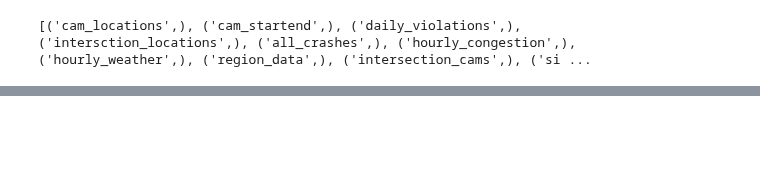
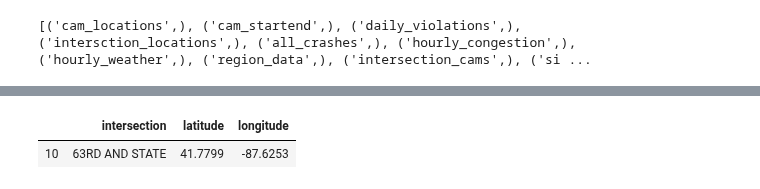
Before and after one commit to sciencelee/chicago-red-light-cameras, a Jupyter notebook: 01-build-db.ipynb, the cells around one changed output, grey strips where cells are left out. Saved outputs shown, nothing was run; the diff lists cells and outputs as text; code cells hidden in the pictures; blank space fills up the shorter version.

```diff
--- a/01-build-db.ipynb
+++ b/01-build-db.ipynb
@@ -1280,0 +1267,12 @@ Index(['crash_record_id', 'rd_no', 'crash_date', 'posted_speed_limit',
+# %%
+int_count = intersection_df.copy()
+traffic_count.head()
+print(int_count.columns)
+
+#int_count[['latitude', 'longitude']] = int_count[['latitude', 'longitude']].astype(float)
+#int_count['latitude'] = int_count['latitude'].astype(float)
+pd.options.display.max_rows = 200
+#int_count['latitude']
+
+
+traffic_count.info()
@@ -1280,0 +1503,5 @@ Index(['crash_record_id', 'rd_no', 'crash_date', 'posted_speed_limit',
+# %%
+int_count[int_count['intersection']=='63RD AND STATE']
+# %% [output]
+|  | intersection | latitude | longitude |
+| 10 | 63RD AND STATE | 41.7799 | -87.6253 |
```
Also changed, not shown: parts of 20 cells of this notebook, 1 other file.
